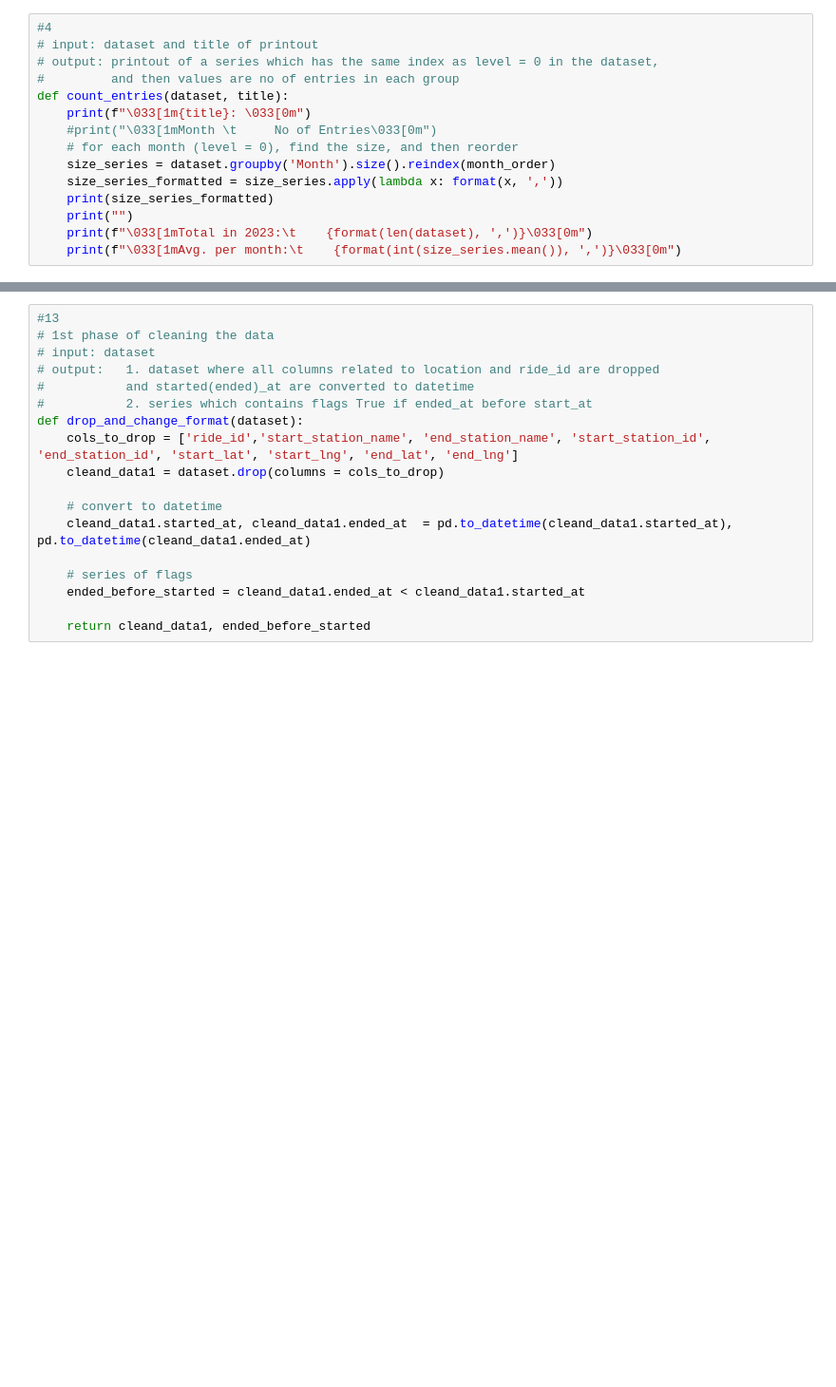
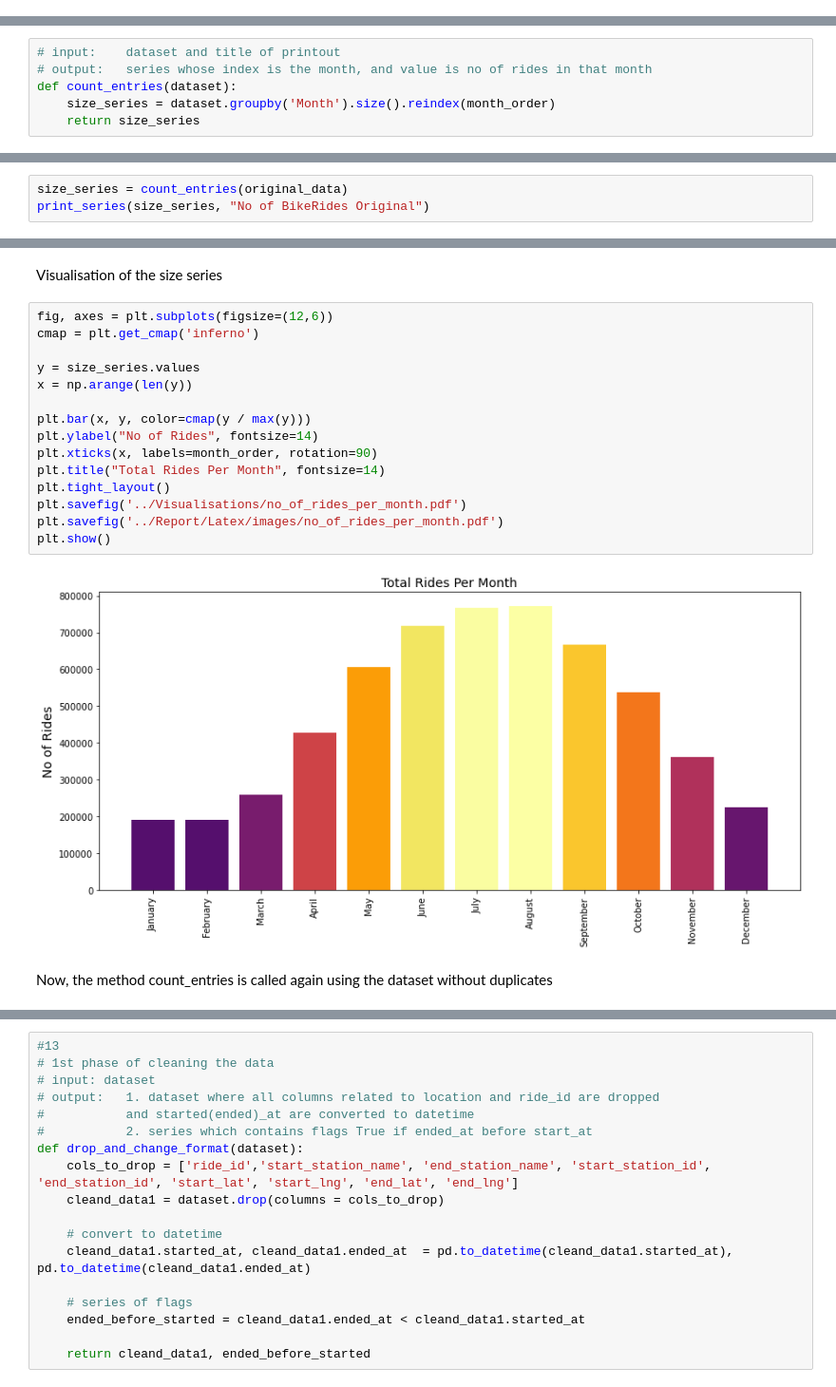
Before and after one commit to SummerKassem/BikeShareCS, a Jupyter notebook: PythonCode/bike_share_analysis.ipynb, the cells around one changed output, grey strips where cells are left out. Shown: that part at 95% size. Cells and saved outputs as stored; diff of their text form; blank space fills up the shorter version.

Commit message:
restructuring report and notebook
Finished importing, exploration, next is cleaning

```diff
--- a/PythonCode/bike_share_analysis.ipynb
+++ b/PythonCode/bike_share_analysis.ipynb
@@ -116,15 +0,0 @@ The method count_entries which prints out the size of the total dataset, size pe
-# %%
-#4
-# input: dataset and title of printout
-# output: printout of a series which has the same index as level = 0 in the dataset,
-#         and then values are no of entries in each group
-def count_entries(dataset, title):
-    print(f"\033[1m{title}: \033[0m")
-    #print("\033[1mMonth \t     No of Entries\033[0m")
-    # for each month (level = 0), find the size, and then reorder
-    size_series = dataset.groupby('Month').size().reindex(month_order)
-    size_series_formatted = size_series.apply(lambda x: format(x, ','))
-    print(size_series_formatted)
-    print("")
-    print(f"\033[1mTotal in 2023:\t    {format(len(dataset), ',')}\033[0m")
-    print(f"\033[1mAvg. per month:\t    {format(int(size_series.mean()), ',')}\033[0m")
@@ -310,0 +92,6 @@ Drop the columns with NAN values, and convert the started and ended_at to dateti
+# %%
+# input:    dataset and title of printout
+# output:   series whose index is the month, and value is no of rides in that month
+def count_entries(dataset):
+    size_series = dataset.groupby('Month').size().reindex(month_order)
+    return size_series
@@ -310,0 +112,3 @@ Drop the columns with NAN values, and convert the started and ended_at to dateti
+# %%
+size_series = count_entries(original_data)
+print_series(size_series, "No of BikeRides Original")
@@ -310,0 +134,21 @@ Drop the columns with NAN values, and convert the started and ended_at to dateti
+# %% [markdown]
+Visualisation of the size series
+# %%
+fig, axes = plt.subplots(figsize=(12,6))
+cmap = plt.get_cmap('inferno')
+
+y = size_series.values
+x = np.arange(len(y))
+
+plt.bar(x, y, color=cmap(y / max(y)))
+plt.ylabel("No of Rides", fontsize=14)
+plt.xticks(x, labels=month_order, rotation=90)
+plt.title("Total Rides Per Month", fontsize=14)
+plt.tight_layout()
+plt.savefig('../Visualisations/no_of_rides_per_month.pdf')
+plt.savefig('../Report/Latex/images/no_of_rides_per_month.pdf')
+plt.show()
+# %% [output]
+[figure, added]
+# %% [markdown]
+Now, the method count_entries is called again using the dataset without duplicates
```
Also changed, not shown: parts of 48 cells of this notebook, 42 other files.
